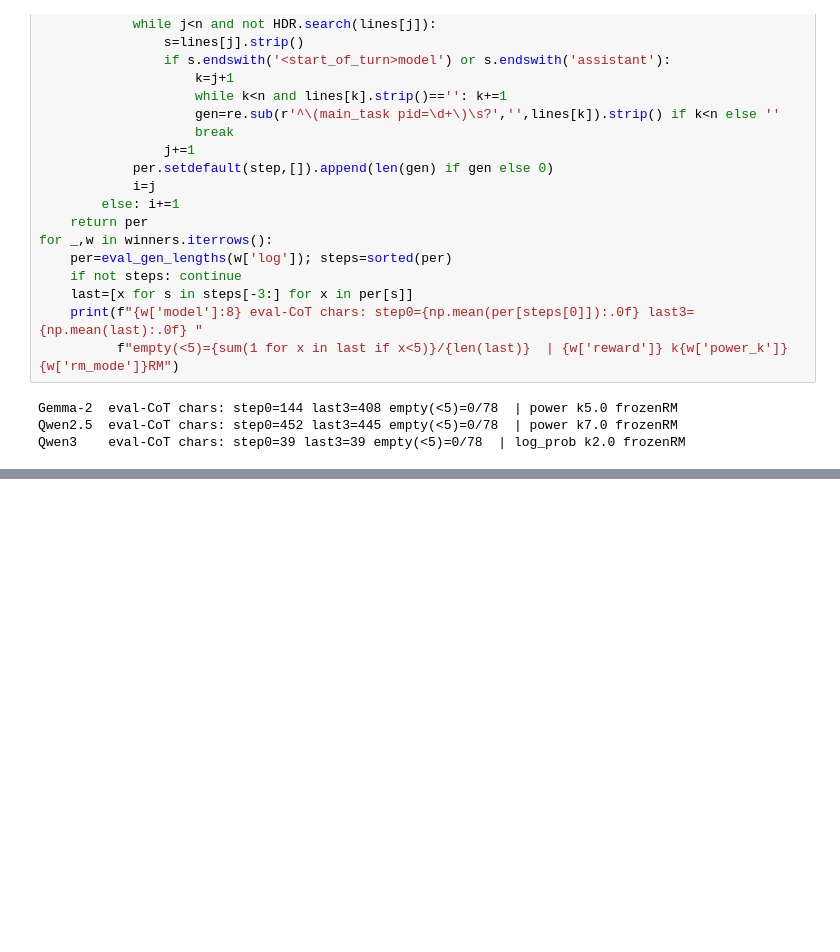
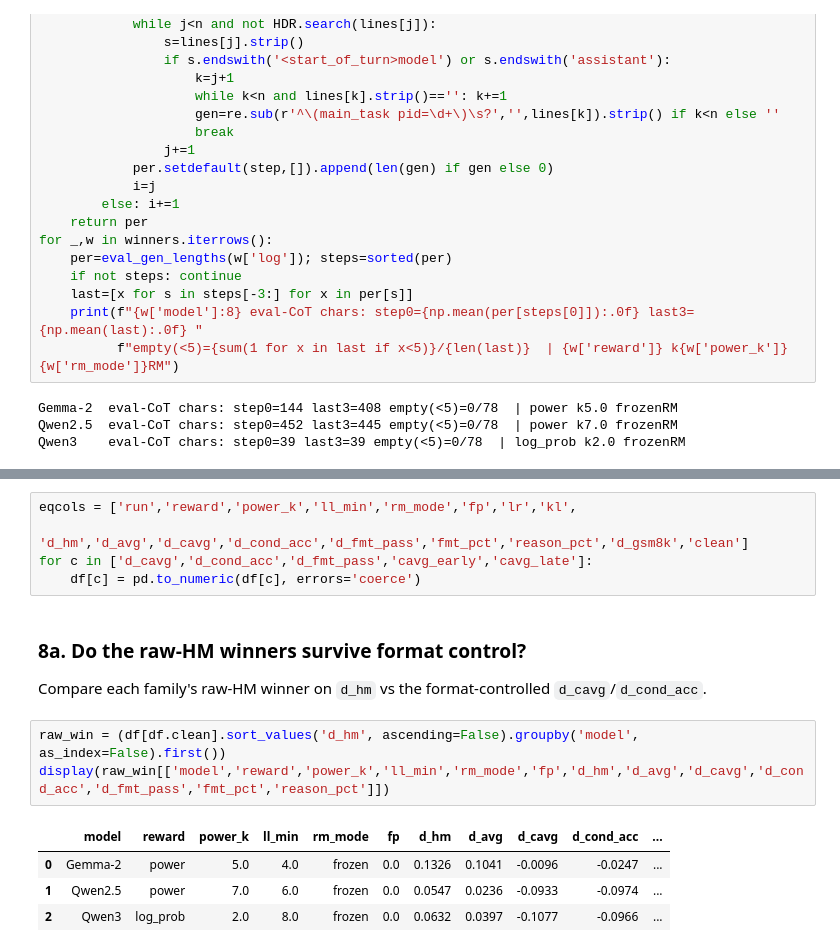
Before and after one commit to jkhouja/BeRL, a Jupyter notebook: notebooks/BeRL_run_reassessment.ipynb, the cells around one changed output, grey strips where cells are left out. Saved outputs shown, nothing was run; the diff lists cells and outputs as text; blank space fills up the shorter version.

```diff
--- a/notebooks/BeRL_run_reassessment.ipynb
+++ b/notebooks/BeRL_run_reassessment.ipynb
@@ -225,0 +221,16 @@ Qwen3    eval-CoT chars: step0=39 last3=39 empty(<5)=0/78  | log_prob k2.0 froze
+# %%
+eqcols = ['run','reward','power_k','ll_min','rm_mode','fp','lr','kl',
+          'd_hm','d_avg','d_cavg','d_cond_acc','d_fmt_pass','fmt_pct','reason_pct','d_gsm8k','clean']
+for c in ['d_cavg','d_cond_acc','d_fmt_pass','cavg_early','cavg_late']:
+    df[c] = pd.to_numeric(df[c], errors='coerce')
+# %% [markdown]
+### 8a. Do the raw-HM winners survive format control?
+Compare each family's raw-HM winner on `d_hm` vs the format-controlled `d_cavg`/`d_cond_acc`.
+# %%
+raw_win = (df[df.clean].sort_values('d_hm', ascending=False).groupby('model', as_index=False).first())
+display(raw_win[['model','reward','power_k','ll_min','rm_mode','fp','d_hm','d_avg','d_cavg','d_cond_acc','d_fmt_pass','fmt_pct','reason_pct']])
+# %% [output]
+|  | model | reward | power_k | ll_min | rm_mode | fp | d_hm | d_avg | d_cavg | d_cond_acc | ... |
+| 0 | Gemma-2 | power | 5.0 | 4.0 | frozen | 0.0 | 0.1326 | 0.1041 | -0.0096 | -0.0247 | ... |
+| 1 | Qwen2.5 | power | 7.0 | 6.0 | frozen | 0.0 | 0.0547 | 0.0236 | -0.0933 | -0.0974 | ... |
+| 2 | Qwen3 | log_prob | 2.0 | 8.0 | frozen | 0.0 | 0.0632 | 0.0397 | -0.1077 | -0.0966 | ... |
```
Also changed, not shown: parts of 9 cells of this notebook, 4 other files.
